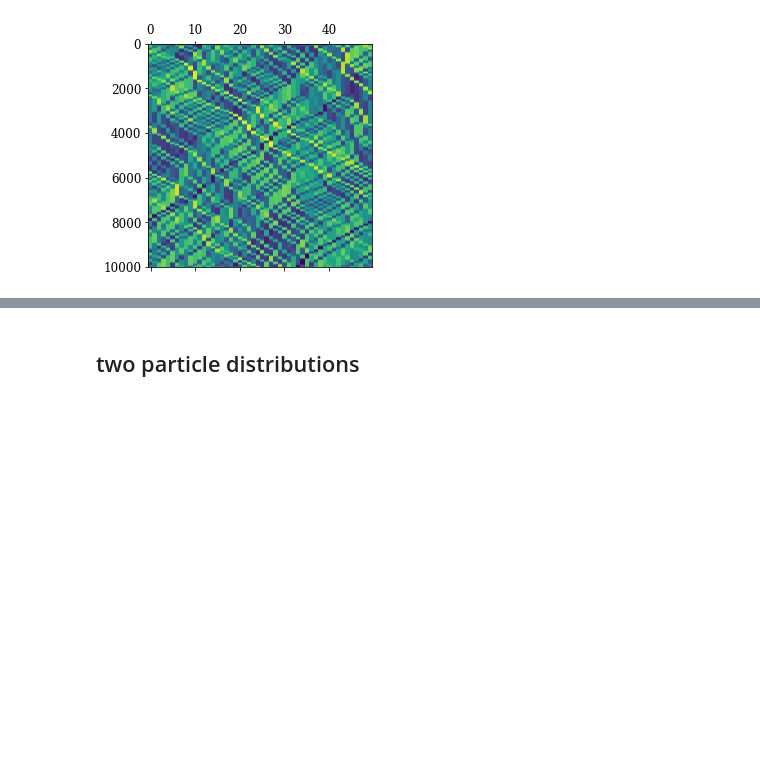
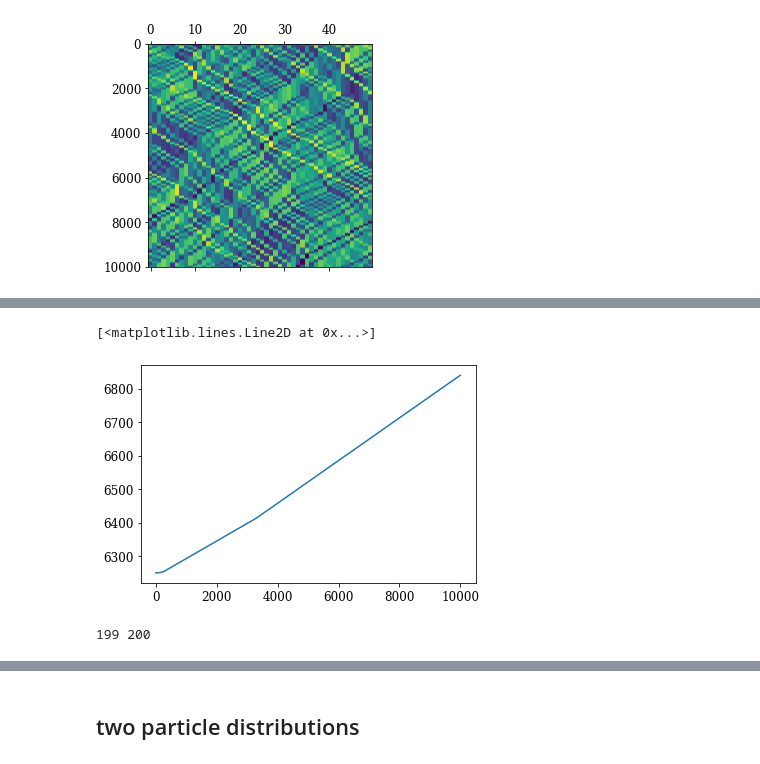
Before and after one commit to znicolaou/manybody, a Jupyter notebook: plot.ipynb, the cells around one changed output, grey strips where cells are left out. Cells and saved outputs as stored; diff of their text form; code cells hidden in the pictures; blank space fills up the shorter version.

```diff
--- a/plot.ipynb
+++ b/plot.ipynb
@@ -292,0 +331,42 @@ Video(filebase+'animation.mp4',width=512)
+# %%
+plt.plot(states[:,82*2])
+# %% [output]
+[<matplotlib.lines.Line2D at 0x...>]
+[figure, added]
+# %%
+states2=states.reshape((states.shape[0],int(states.shape[1]/2),2))
+nbins=50
+
+skip=50
+if os.path.isdir(filebase+'animation'):
+    rmtree(filebase+'animation')
+if not os.path.isdir(filebase+'animation'):
+    os.mkdir(filebase+'animation')
+
+for i in range(int(len(states)/skip)):
+    print(i, int(len(states)/skip),end='\r')
+    plt.subplots(1,3,figsize=(12,4))
+    plt.subplot(1,3,1)
+    hist,bins=np.histogramdd(states2[skip*i],bins=(np.arange(0,L,L/nbins),np.arange(-5,5,10/nbins)))
+    plt.imshow(hist.T,vmin=0,vmax=20,extent=(0,L,5,-5),aspect=L/10)
+    plt.colorbar(label='num',location='top')
+    plt.xlabel('$x$')
+    plt.ylabel('$v$')
+    plt.subplot(1,3,2)
+    plt.hist(states2[skip*i,:,0],bins=np.arange(0,L,L/nbins))
+    plt.xlabel('$x$')
+    plt.ylabel('num')
+    plt.ylim(0,600)
+    plt.subplot(1,3,3)
+    plt.hist(states2[skip*i,:,1],bins=np.arange(-5,5,10/nbins))
+    plt.xlabel('$v$')
+    plt.ylabel('num')
+    plt.ylim(0,600)
+    plt.tight_layout()
+    plt.savefig(filebase+'animation/'+str(i).zfill(4)+'.png', dpi=200,bbox_inches='tight')
+    plt.close('all')
+
+os.system('./encode.sh ' + filebase+'animation/' + ' '  + filebase+'animation 15 ')
+rmtree(filebase+'animation')
+# %% [output]
+199 200
```
Also changed, not shown: parts of 8 cells of this notebook.
